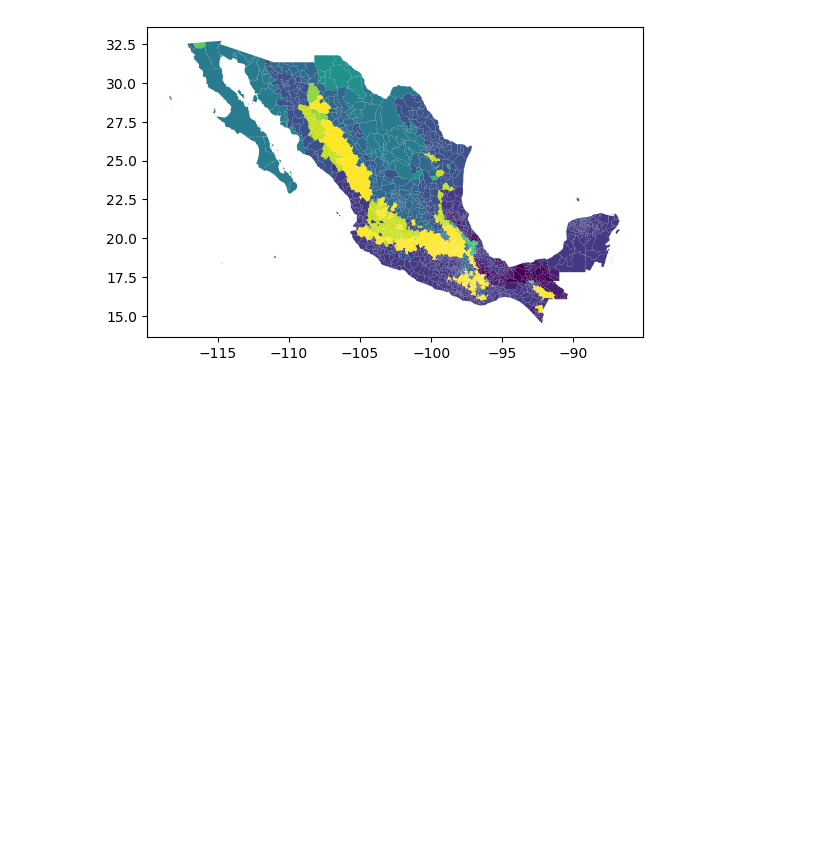
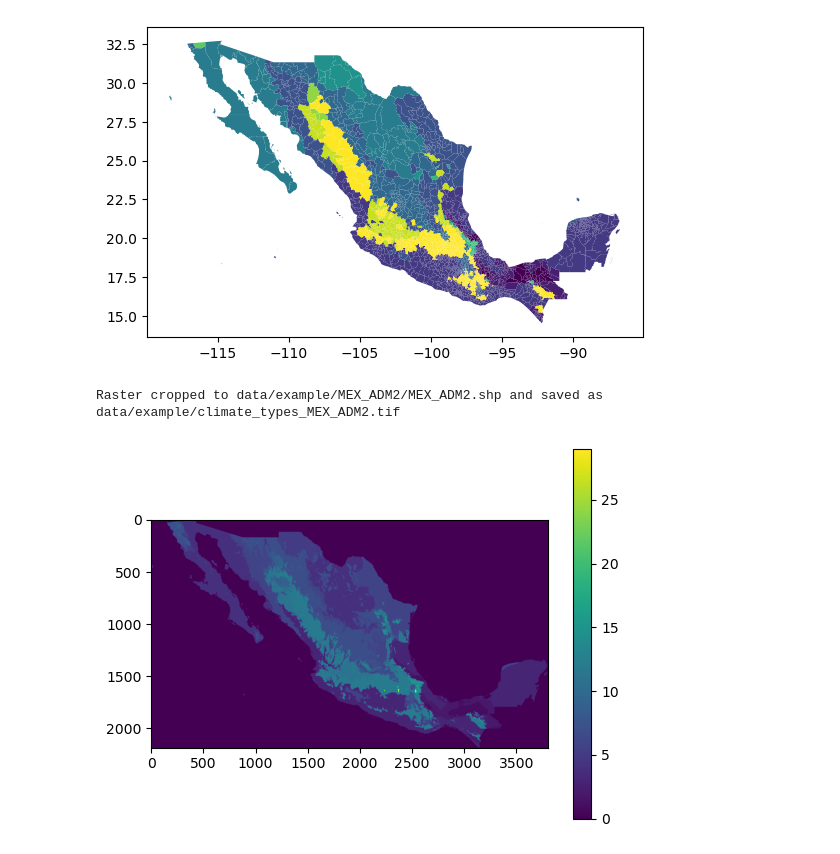
Before and after one commit to NSAPH-Data-Processing/climate_types_raster2polygon, a Jupyter notebook: notes/global_eda.ipynb, the cells around one changed output. Cells and saved outputs as stored; diff of their text form; code cells hidden in the pictures; blank space fills up the shorter version.

Commit message:
incorporated cropping example in global_eda

```diff
--- a/notes/global_eda.ipynb
+++ b/notes/global_eda.ipynb
@@ -105,3 +108,22 @@ merged_data.plot(column='climate_type_short', cmap='viridis', legend=False)
 # %% [output]
 <Axes: >
 [figure]
+# %%
+crop_tif('data/example/MEX_ADM2/MEX_ADM2.shp',
+         'data/input/climate_types/Beck_KG_V1_present_0p0083.tif',
+         'data/example/climate_types_MEX_ADM2.tif')
+# %% [output]
+Raster cropped to data/example/MEX_ADM2/MEX_ADM2.shp and saved as data/example/climate_types_MEX_ADM2.tif
+# %%
+raster_file = 'data/example/climate_types_MEX_ADM2.tif'
+raster = rasterio.open(raster_file)
+
+# Read the raster data
+raster_data = raster.read(1)
+
+# Plot the raster
+plt.imshow(raster_data)
+plt.colorbar()
+plt.show()
+# %% [output]
+[figure, added]
```
Also changed, not shown: parts of 1 cell of this notebook.
